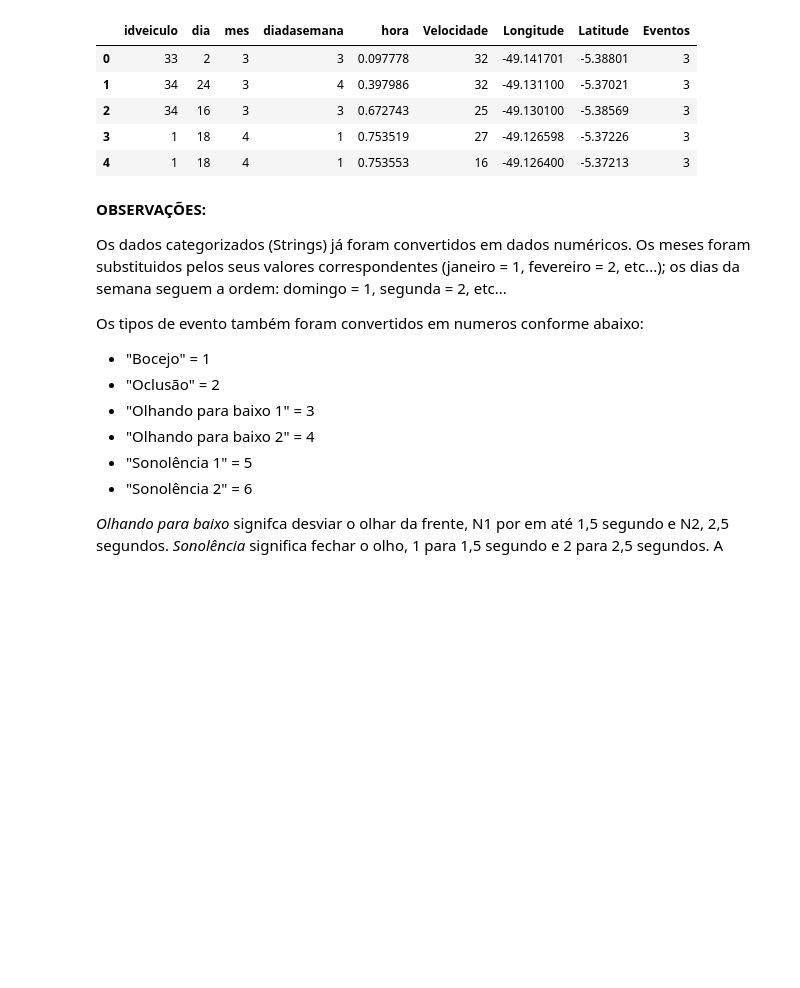
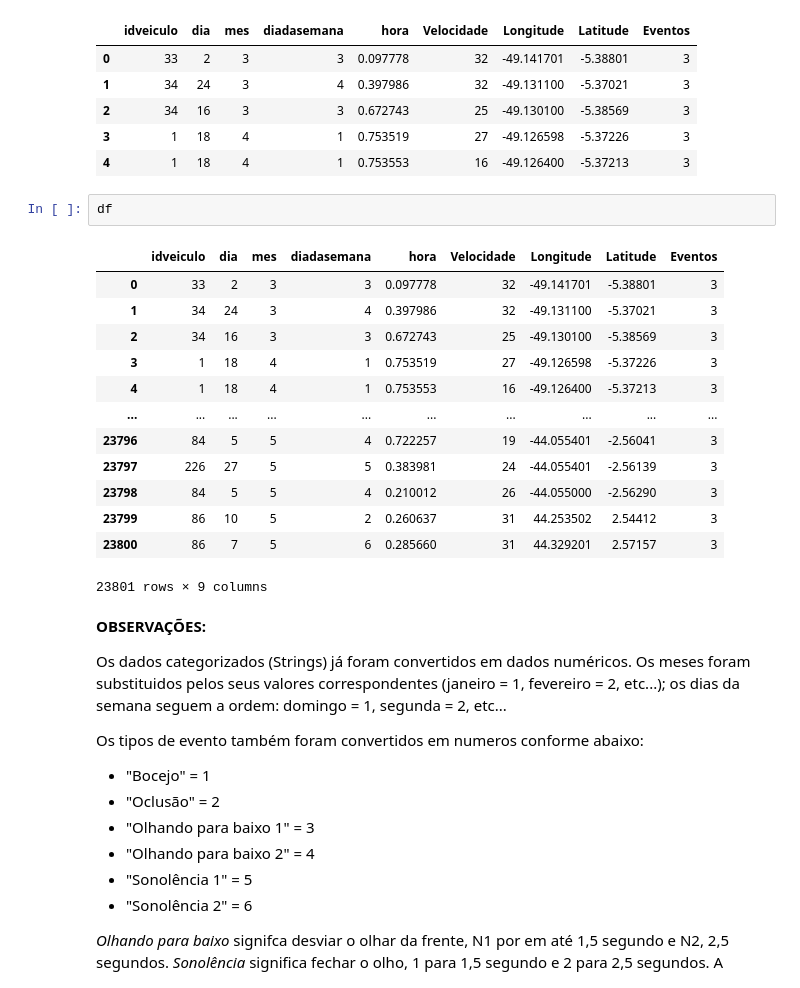
Before and after one commit to WagnerJales/fadiga_e_distracao_motoristas, a Jupyter notebook: Ocorrências_de_Fadiga_e_Distração_Análise_descritiva.ipynb, the cells around one changed output. Cells and saved outputs as stored; diff of their text form; blank space fills up the shorter version.

```diff
--- a/Ocorrências_de_Fadiga_e_Distração_Análise_descritiva.ipynb
+++ b/Ocorrências_de_Fadiga_e_Distração_Análise_descritiva.ipynb
@@ -33,6 +38,22 @@ df.head()
 | 2 | 34 | 16 | 3 | 3 | 0.672743 | 25 | -49.130100 | -5.38569 | 3 |
 | 3 | 1 | 18 | 4 | 1 | 0.753519 | 27 | -49.126598 | -5.37226 | 3 |
 | 4 | 1 | 18 | 4 | 1 | 0.753553 | 16 | -49.126400 | -5.37213 | 3 |
+# %%
+df
+# %% [output]
+|  | idveiculo | dia | mes | diadasemana | hora | Velocidade | Longitude | Latitude | Eventos |
+| 0 | 33 | 2 | 3 | 3 | 0.097778 | 32 | -49.141701 | -5.38801 | 3 |
+| 1 | 34 | 24 | 3 | 4 | 0.397986 | 32 | -49.131100 | -5.37021 | 3 |
+| 2 | 34 | 16 | 3 | 3 | 0.672743 | 25 | -49.130100 | -5.38569 | 3 |
+| 3 | 1 | 18 | 4 | 1 | 0.753519 | 27 | -49.126598 | -5.37226 | 3 |
+| 4 | 1 | 18 | 4 | 1 | 0.753553 | 16 | -49.126400 | -5.37213 | 3 |
+| ... | ... | ... | ... | ... | ... | ... | ... | ... | ... |
+| 23796 | 84 | 5 | 5 | 4 | 0.722257 | 19 | -44.055401 | -2.56041 | 3 |
+| 23797 | 226 | 27 | 5 | 5 | 0.383981 | 24 | -44.055401 | -2.56139 | 3 |
+| 23798 | 84 | 5 | 5 | 4 | 0.210012 | 26 | -44.055000 | -2.56290 | 3 |
+| 23799 | 86 | 10 | 5 | 2 | 0.260637 | 31 | 44.253502 | 2.54412 | 3 |
+| 23800 | 86 | 7 | 5 | 6 | 0.285660 | 31 | 44.329201 | 2.57157 | 3 |
+23801 rows × 9 columns
 # %% [markdown]
 **OBSERVAÇÕES:**
 
```
Also changed, not shown: parts of 6 cells of this notebook.
